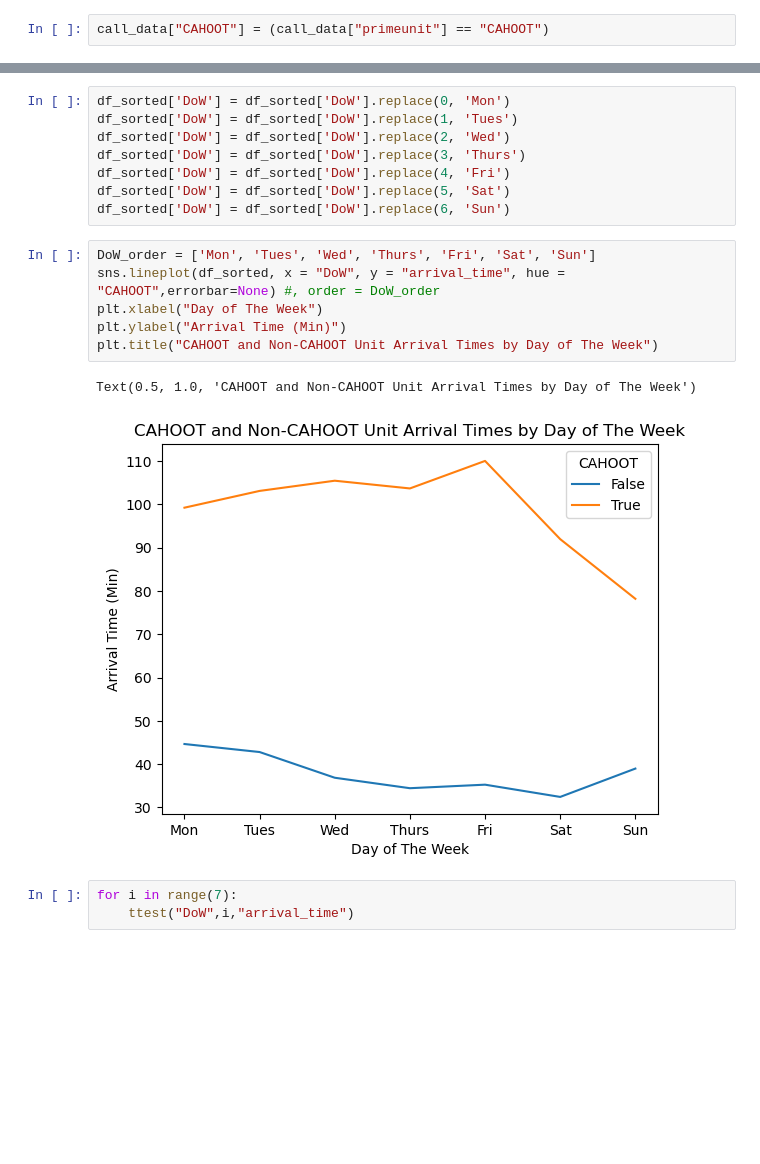
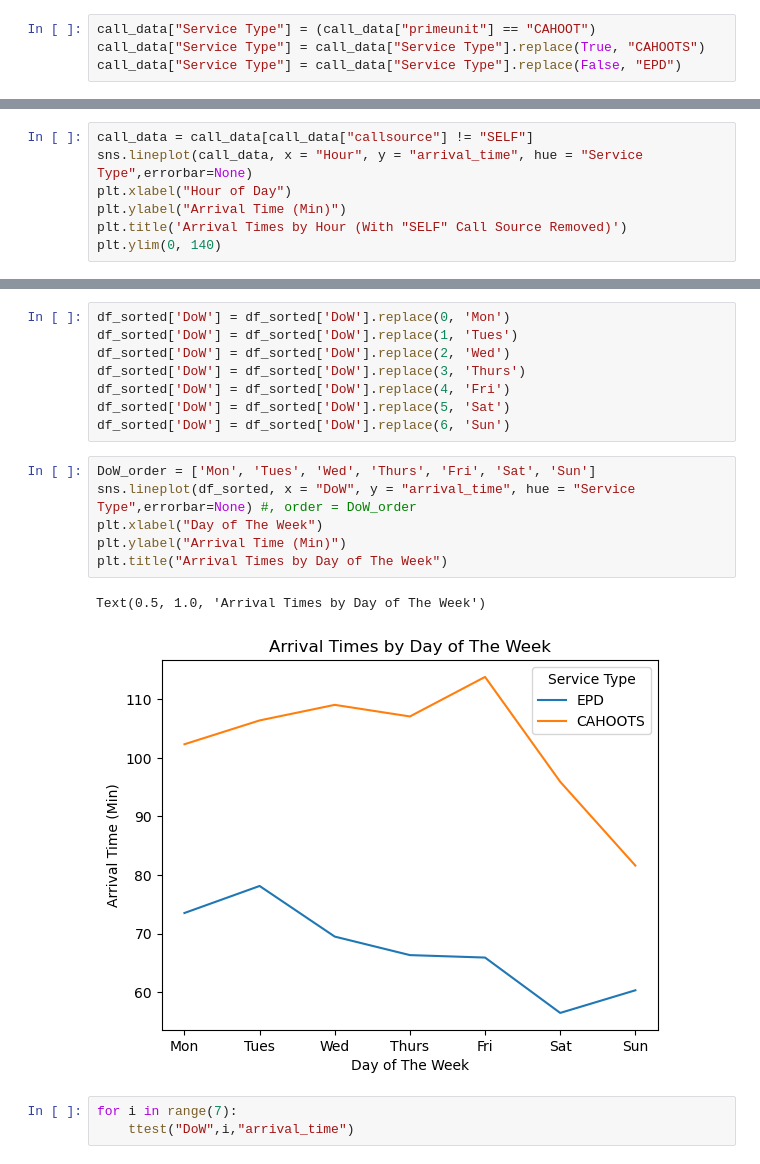
Before and after one commit to Lwarrine/CAHOOTS-Call-Data-Analysis, a Jupyter notebook: Clean.ipynb, the cells around one changed output, grey strips where cells are left out. Saved outputs shown, nothing was run; the diff lists cells and outputs as text; blank space fills up the shorter version.

```diff
--- a/Clean.ipynb
+++ b/Clean.ipynb
@@ -91,7 +88,9 @@ units
 # %% [markdown]
 It looks like for this dataset CAHOOT units are only labeled with 'CAHOOT'. Adding a boolean column if a call was a CAHOOT response or not
 # %%
-call_data["CAHOOT"] = (call_data["primeunit"] == "CAHOOT")
+call_data["Service Type"] = (call_data["primeunit"] == "CAHOOT")
+call_data["Service Type"] = call_data["Service Type"].replace(True, "CAHOOTS")
+call_data["Service Type"] = call_data["Service Type"].replace(False, "EPD")
 # %% [markdown]
 ## Time of Day and Day of Week
 # %% [markdown]
@@ -172,0 +207,7 @@ Text(0.5, 1.0, 'CAHOOT and Non-CAHOOT Unit Arrival Times by Hour')
+# %%
+call_data = call_data[call_data["callsource"] != "SELF"]
+sns.lineplot(call_data, x = "Hour", y = "arrival_time", hue = "Service Type",errorbar=None)
+plt.xlabel("Hour of Day")
+plt.ylabel("Arrival Time (Min)")
+plt.title('Arrival Times by Hour (With "SELF" Call Source Removed)')
+plt.ylim(0, 140)
@@ -204,13 +248,13 @@ df_sorted['DoW'] = df_sorted['DoW'].replace(5, 'Sat')
 df_sorted['DoW'] = df_sorted['DoW'].replace(6, 'Sun')
 # %%
 DoW_order = ['Mon', 'Tues', 'Wed', 'Thurs', 'Fri', 'Sat', 'Sun']
-sns.lineplot(df_sorted, x = "DoW", y = "arrival_time", hue = "CAHOOT",errorbar=None) #, order = DoW_order
+sns.lineplot(df_sorted, x = "DoW", y = "arrival_time", hue = "Service Type",errorbar=None) #, order = DoW_order
 plt.xlabel("Day of The Week")
 plt.ylabel("Arrival Time (Min)")
-plt.title("CAHOOT and Non-CAHOOT Unit Arrival Times by Day of The Week")
+plt.title("Arrival Times by Day of The Week")
 # %% [output]
-Text(0.5, 1.0, 'CAHOOT and Non-CAHOOT Unit Arrival Times by Day of The Week')
+Text(0.5, 1.0, 'Arrival Times by Day of The Week')
-[figure, old version]
+[figure, new version]
 # %%
 for i in range(7):
     ttest("DoW",i,"arrival_time")
```
Also changed, not shown: parts of 28 cells of this notebook.
